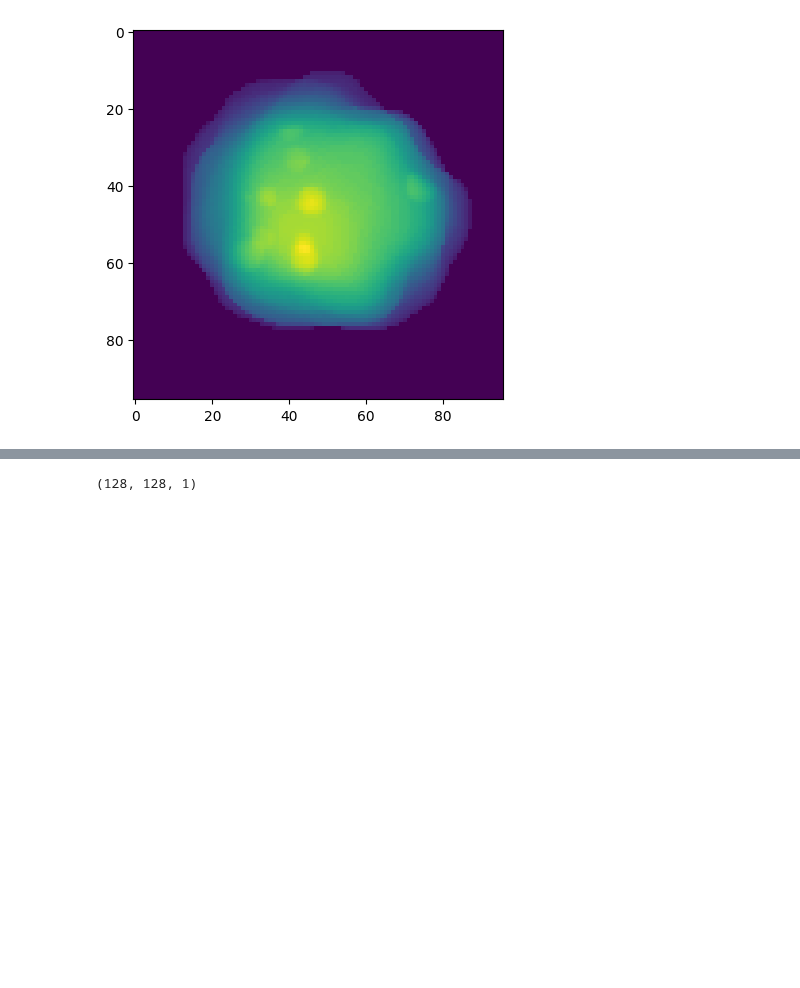
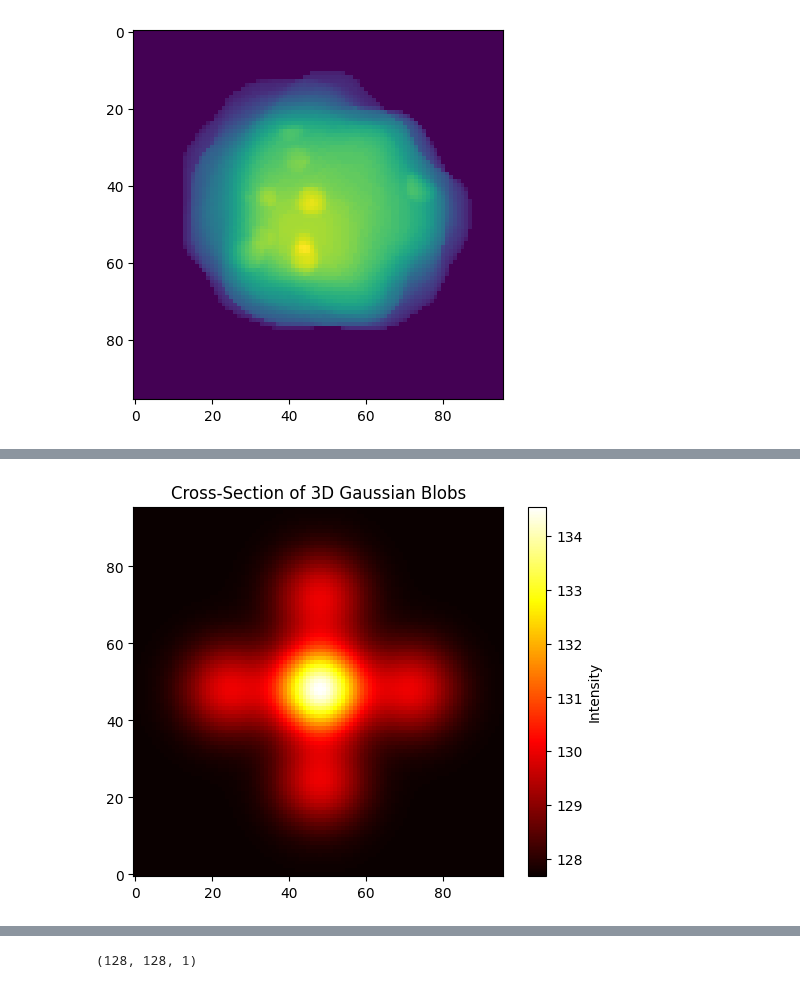
Before and after one commit to SkariZ/TomoDpDt, a Jupyter notebook: Notebooks_test/simulate_object_dt.ipynb, the cells around one changed output, grey strips where cells are left out. Drawn from its saved outputs; the diff is of its cells as text; code cells hidden in the pictures; blank space fills up the shorter version.

```diff
--- a/Notebooks_test/simulate_object_dt.ipynb
+++ b/Notebooks_test/simulate_object_dt.ipynb
@@ -130,0 +124,12 @@ plt.show()
+# %%
+#Scale the values of the volume to be between 1.33 and 1.45
+volume = grid
+volume = volume / np.max(volume) * 0.12 + 1.33
+# %%
+# Plot a 2D cross-section at z=48
+plt.imshow(volume.sum(axis=2), cmap="hot", origin="lower")
+plt.colorbar(label="Intensity")
+plt.title("Cross-Section of 3D Gaussian Blobs")
+plt.show()
+# %% [output]
+[figure, added]
```
Also changed, not shown: parts of 18 cells of this notebook, 5 other files.
